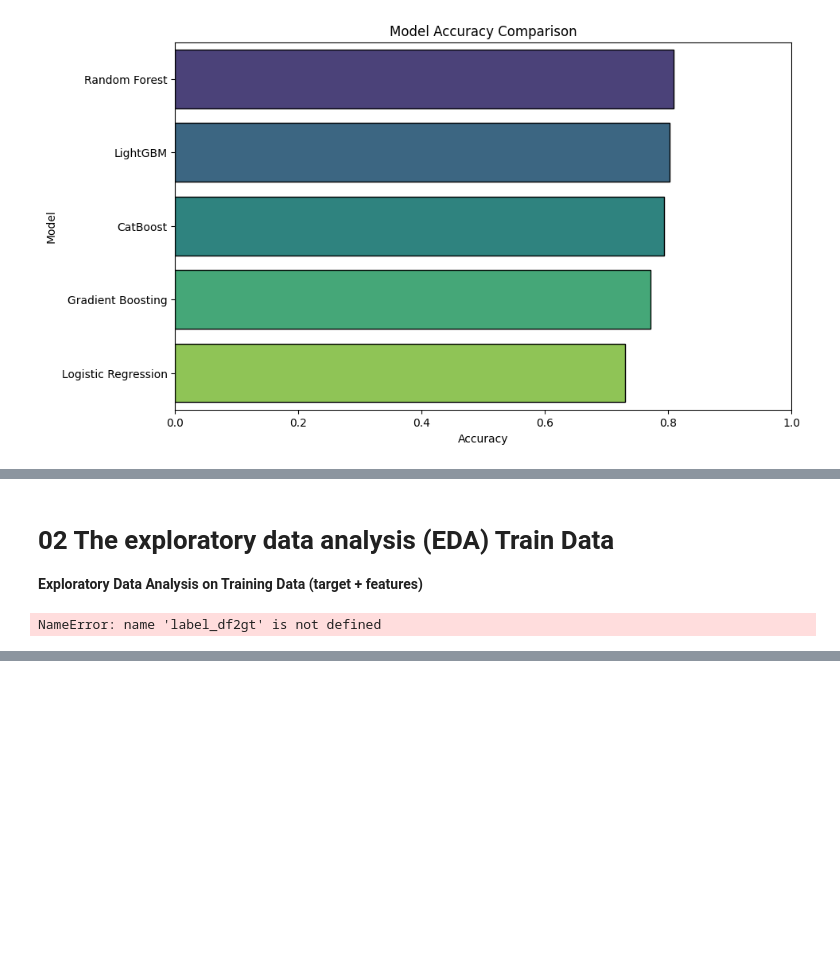
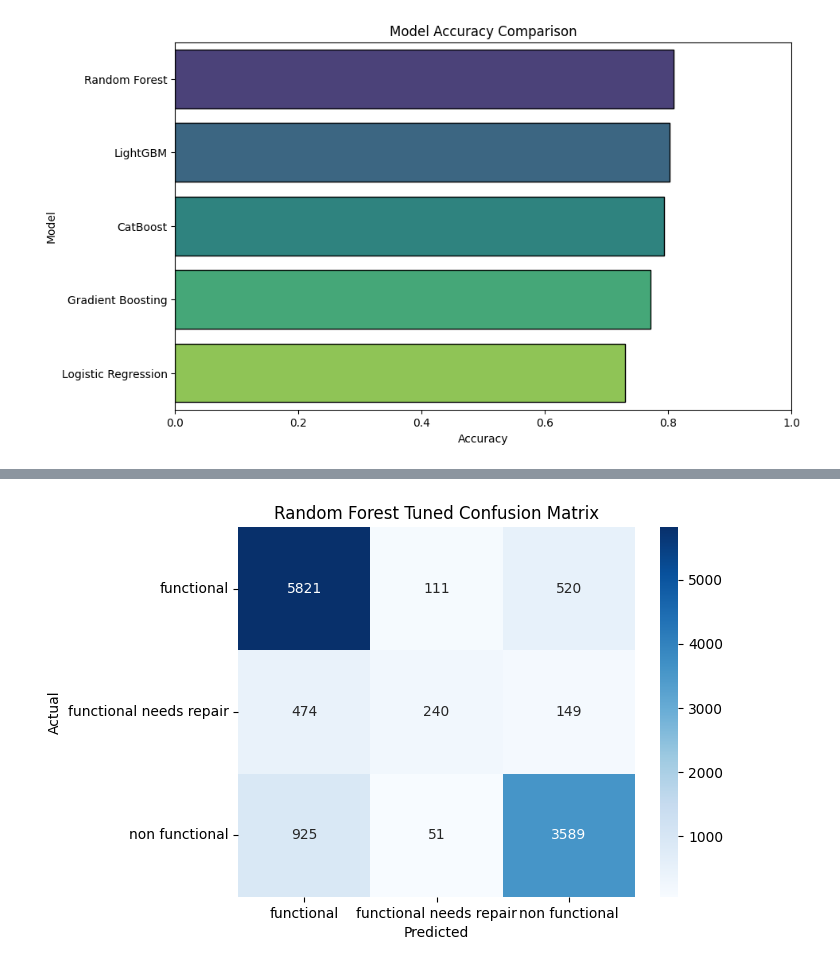
Before and after one commit to albert-raphael/water-pump, a Jupyter notebook: Notebooks/water-pump.ipynb, the cells around one changed output, grey strips where cells are left out. Drawn from its saved outputs; the diff is of its cells as text; code cells hidden in the pictures; blank space fills up the shorter version.

```diff
--- a/Notebooks/water-pump.ipynb
+++ b/Notebooks/water-pump.ipynb
@@ -1091,12 +1062,66 @@ END HERE: CONTINUE NEXT TIME
-# %% [markdown]
-# 02 The exploratory data analysis (EDA) Train Data
-
-**Exploratory Data Analysis on Training Data (target + features)**
-# %%
-### Joining the trian_df3 & lable_df2 into a single dataframe ###
-Z = label_df2gt
-Z.drop('respondent_id',axis = 1,inplace = True)
-frames = [trian_df3,Z]
-data = pd.concat(frames,axis=1)
-# %% [output]
-NameError: name 'label_df2gt' is not defined
+# %%
+from sklearn.ensemble import RandomForestClassifier
+from sklearn.model_selection import GridSearchCV
+from sklearn.metrics import accuracy_score, classification_report, confusion_matrix
+import seaborn as sns
+import matplotlib.pyplot as plt
+
+# ================================
+# 1. Define Parameter Grid
+# ================================
+param_grid_rf = {
+    'n_estimators': [100, 200, 500],          # Number of trees
+    'max_depth': [None, 10, 20, 30],          # Maximum depth of trees
+    'min_samples_split': [2, 5, 10],          # Minimum samples required to split a node
+    'min_samples_leaf': [1, 2, 4],            # Minimum samples required at a leaf node
+    'max_features': ['auto', 'sqrt', 'log2']  # Number of features to consider when looking for best split
+}
+
+# ================================
+# 2. Initialize Random Forest Classifier
+# ================================
+rf_model = RandomForestClassifier(random_state=42)
+
+# ================================
+# 3. Setup GridSearchCV
+# ================================
+grid_rf = GridSearchCV(
+    estimator=rf_model,
+    param_grid=param_grid_rf,
+    scoring='accuracy',  # optimize for accuracy
+    cv=3,                # 3-fold cross-validation
+    n_jobs=-1,           # use all cores
+    verbose=1
+)
+
+# ================================
+# 4. Fit GridSearchCV on Training Data
+# ================================
+grid_rf.fit(X_train, y_train)
+
+# ================================
+# 5. Best Parameters and CV Score
+# ================================
+print("Best Parameters for Random Forest:", grid_rf.best_params_)
+print("Best CV Accuracy Score:", grid_rf.best_score_)
+
+# ================================
+# 6. Evaluate on Validation Set
+# ================================
+best_rf = grid_rf.best_estimator_
+y_pred_best_rf = best_rf.predict(X_val)
+
+print("\nValidation Accuracy:", accuracy_score(y_val, y_pred_best_rf))
+print("\nClassification Report:\n", classification_report(y_val, y_pred_best_rf))
+
+# ================================
+# 7. Confusion Matrix Visualization
+# ================================
+cm_best_rf = confusion_matrix(y_val, y_pred_best_rf)
+sns.heatmap(cm_best_rf, annot=True, fmt='d', cmap='Blues',
+            xticklabels=best_rf.classes_, yticklabels=best_rf.classes_)
+plt.title("Random Forest Tuned Confusion Matrix")
+plt.ylabel("Actual")
+plt.xlabel("Predicted")
+plt.show()
+# %% [output]
@@ -1102,0 +1144 @@ NameError: name 'label_df2gt' is not defined
+[figure, added]
```
Also changed, not shown: parts of 34 cells of this notebook.
